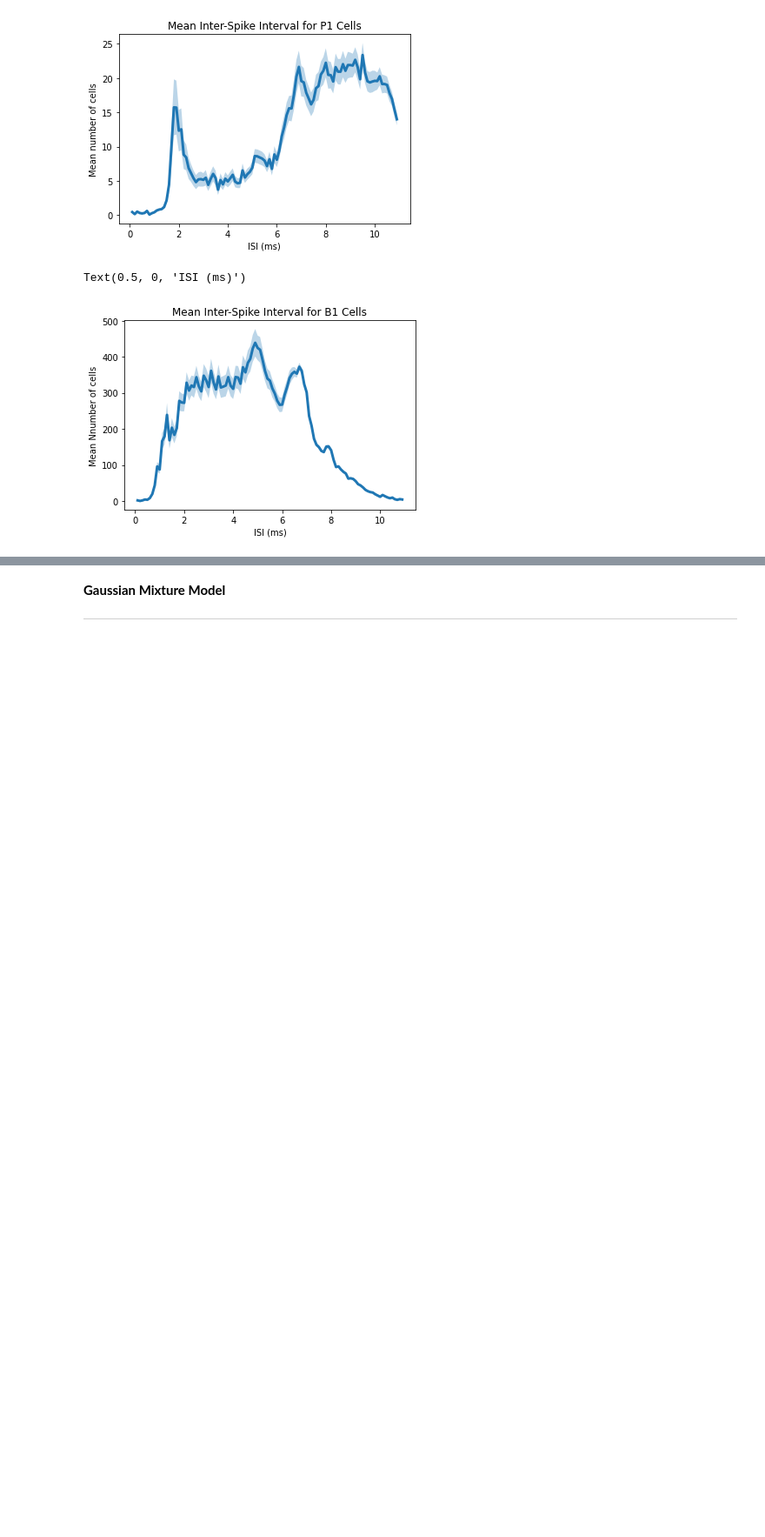
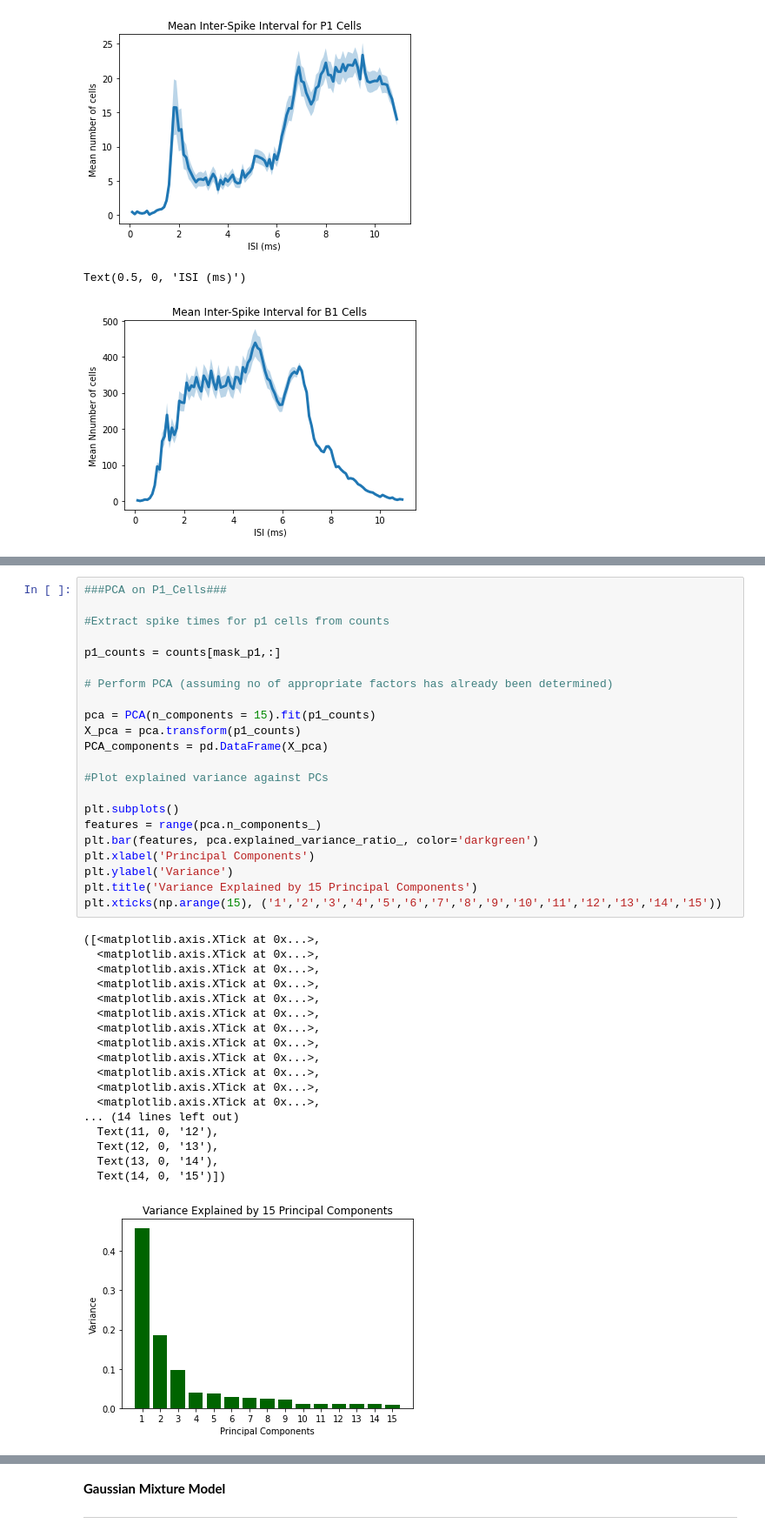
Before and after one commit to caitlinashcroft/Project_9, a Jupyter notebook: Lab_Notebook_Project9.ipynb, the cells around one changed output, grey strips where cells are left out. Shown at 87% size. Saved outputs shown, nothing was run; the diff lists cells and outputs as text; blank space fills up the shorter version.

```diff
--- a/Lab_Notebook_Project9.ipynb
+++ b/Lab_Notebook_Project9.ipynb
@@ -324,0 +392,41 @@ Text(0.5, 0, 'ISI (ms)')
+# %%
+###PCA on P1_Cells###
+
+#Extract spike times for p1 cells from counts
+
+p1_counts = counts[mask_p1,:]
+
+# Perform PCA (assuming no of appropriate factors has already been determined)
+
+pca = PCA(n_components = 15).fit(p1_counts)
+X_pca = pca.transform(p1_counts)
+PCA_components = pd.DataFrame(X_pca)
+
+#Plot explained variance against PCs
+
+plt.subplots()
+features = range(pca.n_components_)
+plt.bar(features, pca.explained_variance_ratio_, color='darkgreen')
+plt.xlabel('Principal Components')
+plt.ylabel('Variance')
+plt.title('Variance Explained by 15 Principal Components')
+plt.xticks(np.arange(15), ('1','2','3','4','5','6','7','8','9','10','11','12','13','14','15'))
+# %% [output]
+([<matplotlib.axis.XTick at 0x...>,
+  <matplotlib.axis.XTick at 0x...>,
+  <matplotlib.axis.XTick at 0x...>,
+  <matplotlib.axis.XTick at 0x...>,
+  <matplotlib.axis.XTick at 0x...>,
+  <matplotlib.axis.XTick at 0x...>,
+  <matplotlib.axis.XTick at 0x...>,
+  <matplotlib.axis.XTick at 0x...>,
+  <matplotlib.axis.XTick at 0x...>,
+  <matplotlib.axis.XTick at 0x...>,
+  <matplotlib.axis.XTick at 0x...>,
+  <matplotlib.axis.XTick at 0x...>,
+... (14 lines left out)
+  Text(11, 0, '12'),
+  Text(12, 0, '13'),
+  Text(13, 0, '14'),
+  Text(14, 0, '15')])
+[figure, added]
```
Also changed, not shown: parts of 13 cells of this notebook.
